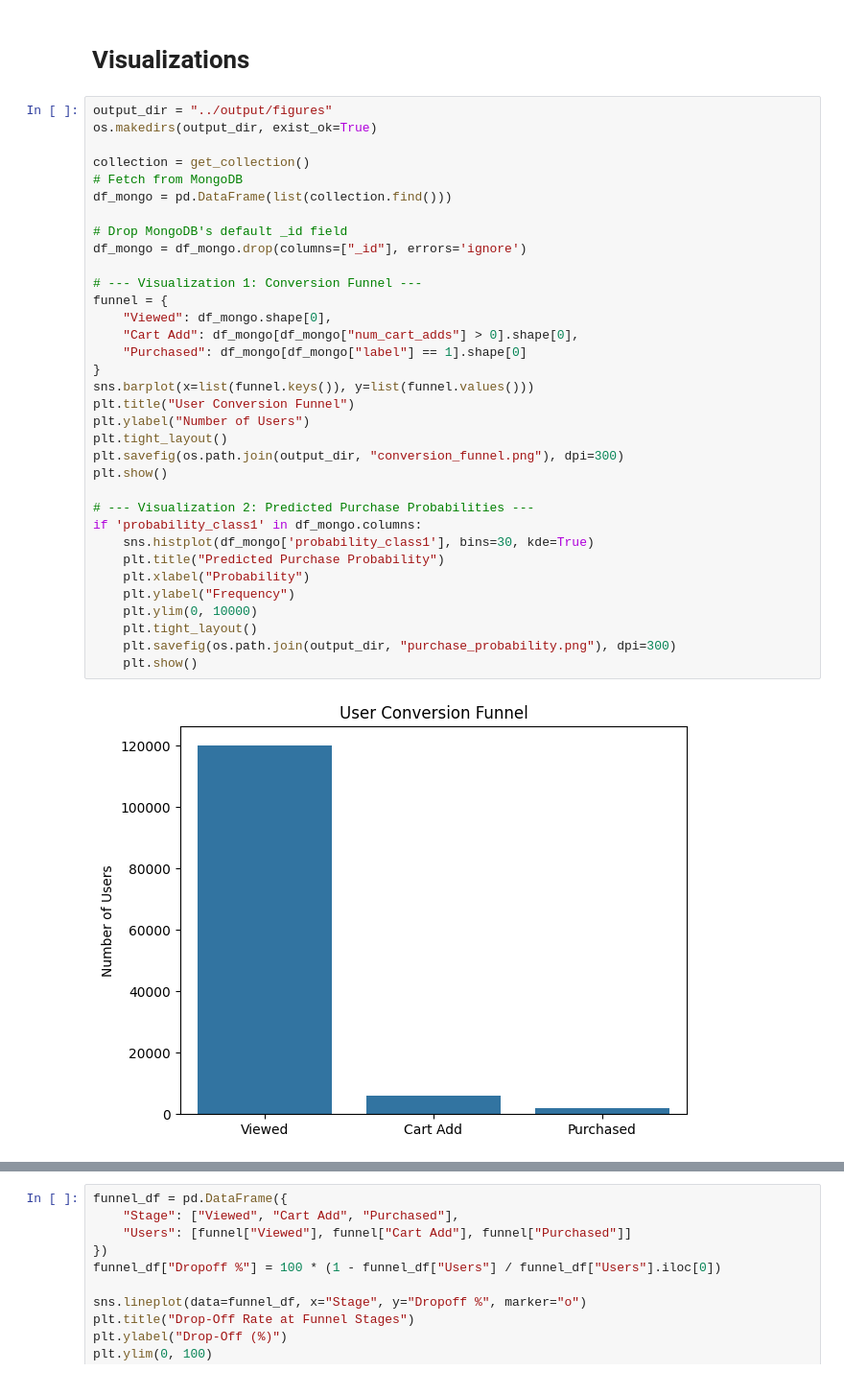
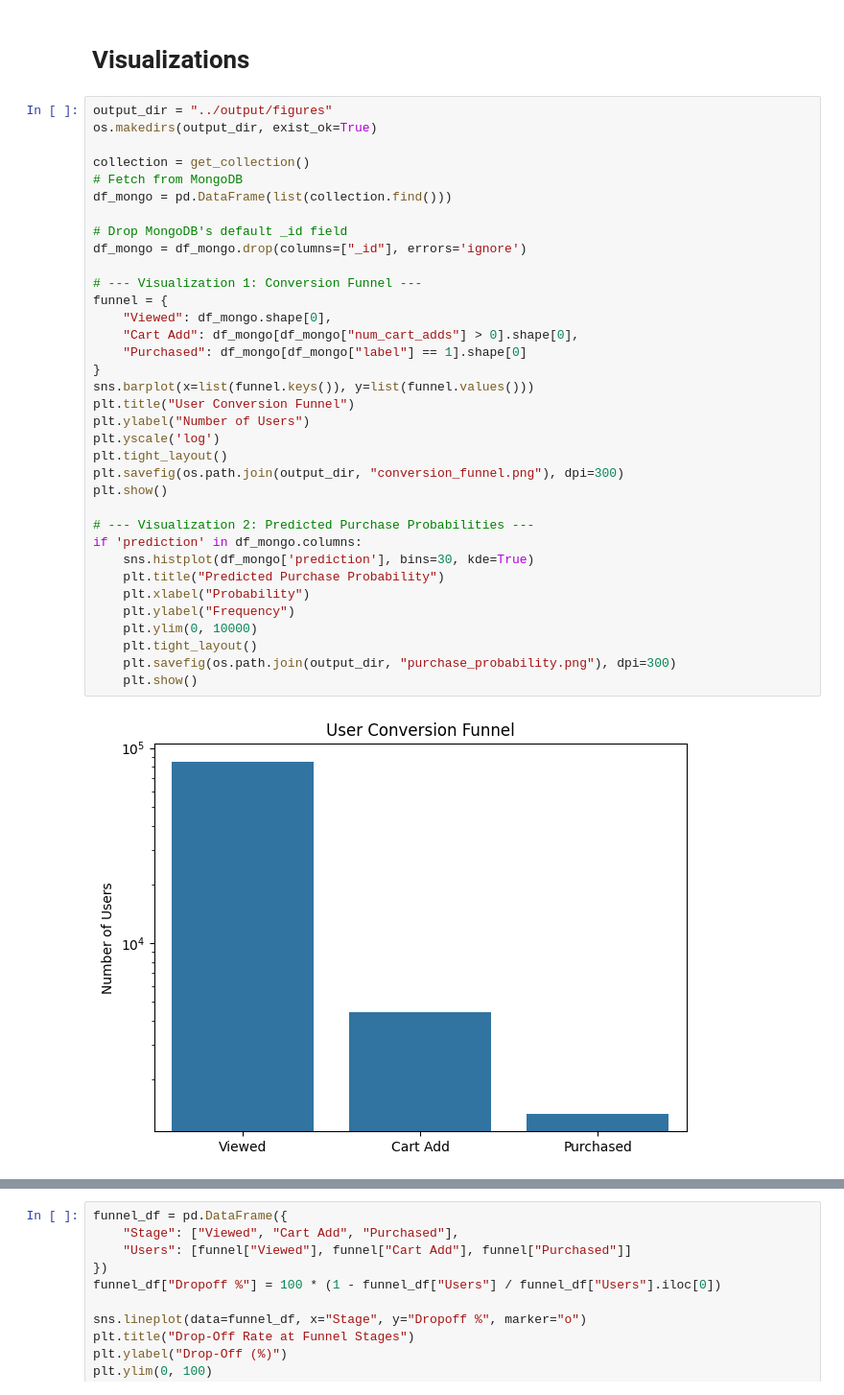
Before and after one commit to shivamAmrutia/ecomm-bigdata-project, a Jupyter notebook: notebooks/exploration1.ipynb, the cells around one changed output, grey strips where cells are left out. Shown at 96% size. Saved outputs shown, nothing was run; the diff lists cells and outputs as text.

```diff
--- a/notebooks/exploration1.ipynb
+++ b/notebooks/exploration1.ipynb
@@ -537,33 +434,34 @@ os.makedirs(output_dir, exist_ok=True)
 
 collection = get_collection()
 # Fetch from MongoDB
 df_mongo = pd.DataFrame(list(collection.find()))
 
 # Drop MongoDB's default _id field
 df_mongo = df_mongo.drop(columns=["_id"], errors='ignore')
 
 # --- Visualization 1: Conversion Funnel ---
 funnel = {
     "Viewed": df_mongo.shape[0],
     "Cart Add": df_mongo[df_mongo["num_cart_adds"] > 0].shape[0],
     "Purchased": df_mongo[df_mongo["label"] == 1].shape[0]
 }
 sns.barplot(x=list(funnel.keys()), y=list(funnel.values()))
 plt.title("User Conversion Funnel")
 plt.ylabel("Number of Users")
+plt.yscale('log')
 plt.tight_layout()
 plt.savefig(os.path.join(output_dir, "conversion_funnel.png"), dpi=300)
 plt.show()
 
 # --- Visualization 2: Predicted Purchase Probabilities ---
-if 'probability_class1' in df_mongo.columns:
-    sns.histplot(df_mongo['probability_class1'], bins=30, kde=True)
+if 'prediction' in df_mongo.columns:
+    sns.histplot(df_mongo['prediction'], bins=30, kde=True)
     plt.title("Predicted Purchase Probability")
     plt.xlabel("Probability")
     plt.ylabel("Frequency")
     plt.ylim(0, 10000)
     plt.tight_layout()
     plt.savefig(os.path.join(output_dir, "purchase_probability.png"), dpi=300)
     plt.show()
 # %% [output]
-[figure, old version]
+[figure, new version]
```
Also changed, not shown: parts of 19 cells of this notebook, 2 other files.
